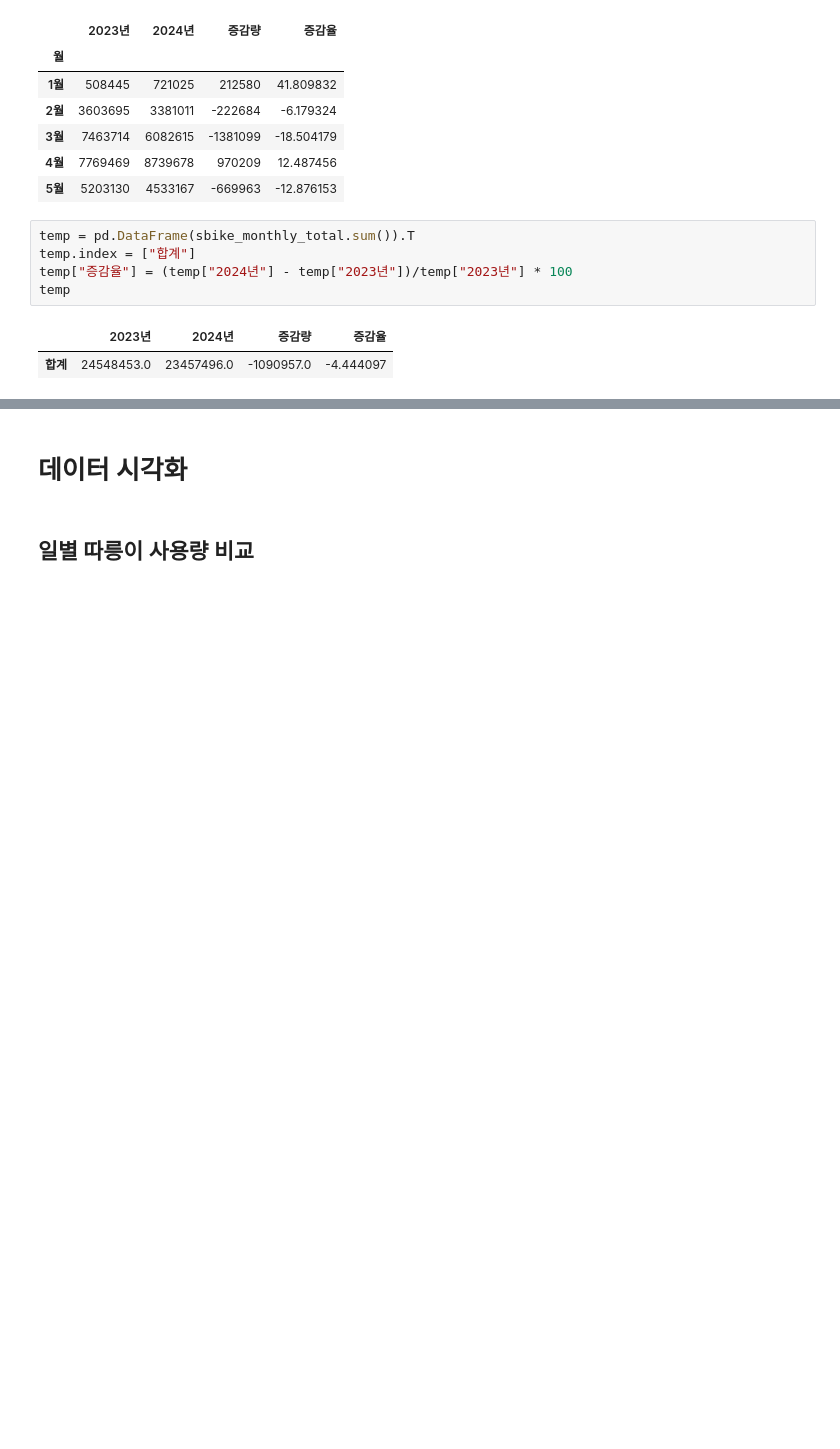
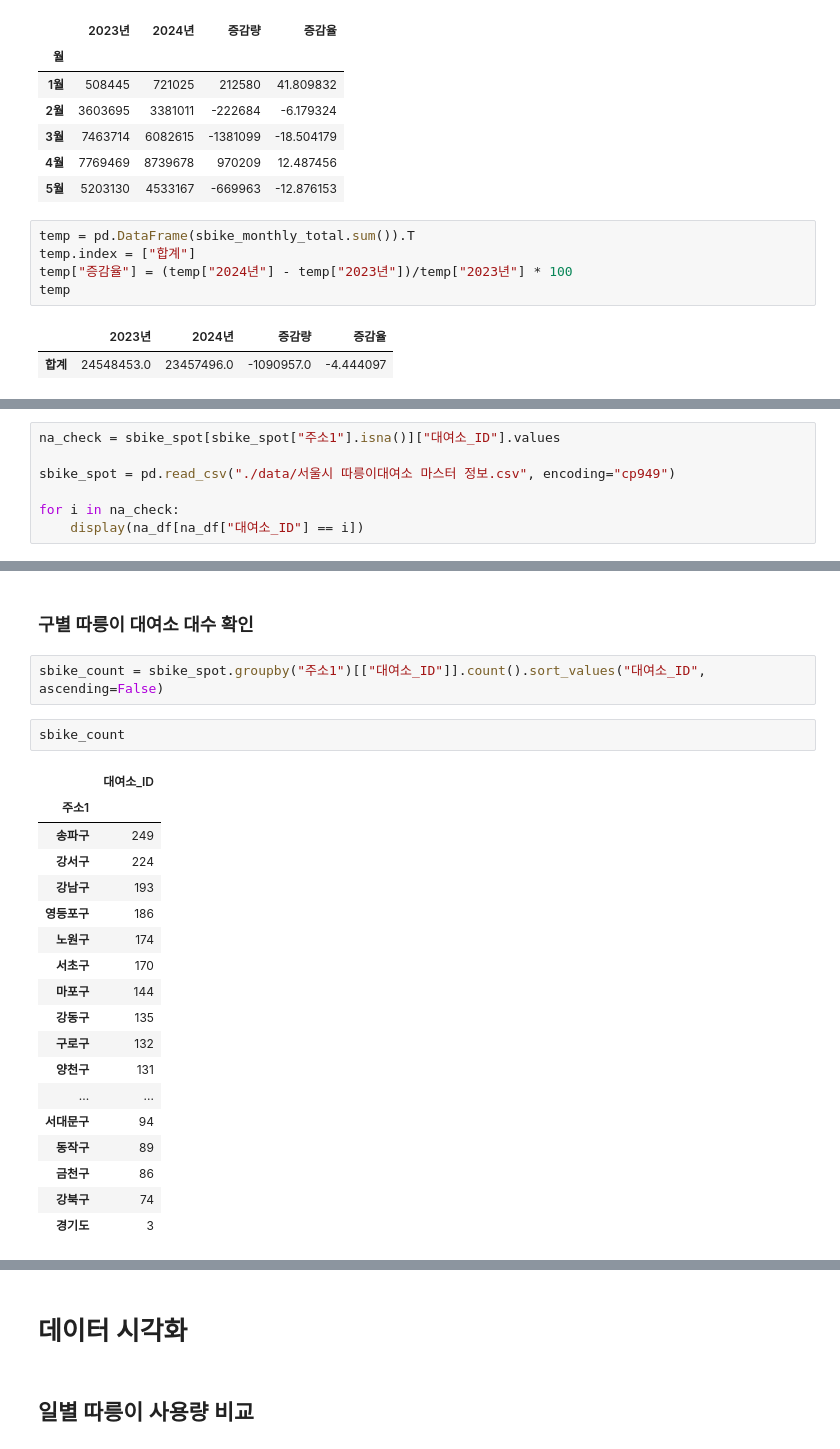
Before and after one commit to LeeShawnhun/bigdata_termproject, a Jupyter notebook: 빅데이터분석(가)_텀프로젝트.ipynb, the cells around one changed output, grey strips where cells are left out. Cells and saved outputs as stored; diff of their text form; blank space fills up the shorter version.

```diff
--- a/빅데이터분석(가)_텀프로젝트.ipynb
+++ b/빅데이터분석(가)_텀프로젝트.ipynb
@@ -264,0 +293,7 @@ temp
+# %%
+na_check = sbike_spot[sbike_spot["주소1"].isna()]["대여소_ID"].values
+
+sbike_spot = pd.read_csv("./data/서울시 따릉이대여소 마스터 정보.csv", encoding="cp949")
+
+for i in na_check:
+    display(na_df[na_df["대여소_ID"] == i])
@@ -264,0 +323,25 @@ temp
+# %% [markdown]
+### 구별 따릉이 대여소 대수 확인
+# %%
+sbike_count = sbike_spot.groupby("주소1")[["대여소_ID"]].count().sort_values("대여소_ID", ascending=False)
+# %%
+sbike_count
+# %% [output]
+|  | 대여소_ID |
+| 주소1 |  |
+| 송파구 | 249 |
+| 강서구 | 224 |
+| 강남구 | 193 |
+| 영등포구 | 186 |
+| 노원구 | 174 |
+| 서초구 | 170 |
+| 마포구 | 144 |
+| 강동구 | 135 |
+| 구로구 | 132 |
+| 양천구 | 131 |
+| ... | ... |
+| 서대문구 | 94 |
+| 동작구 | 89 |
+| 금천구 | 86 |
+| 강북구 | 74 |
+| 경기도 | 3 |
```
Also changed, not shown: parts of 26 cells of this notebook, 1 other file.
